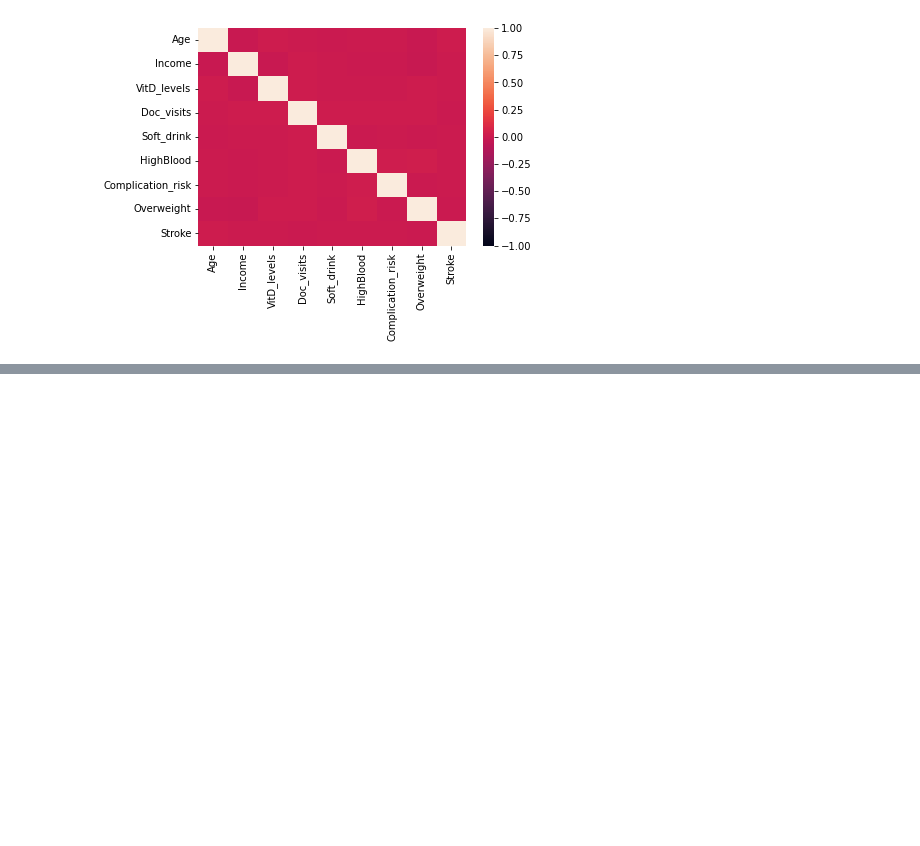
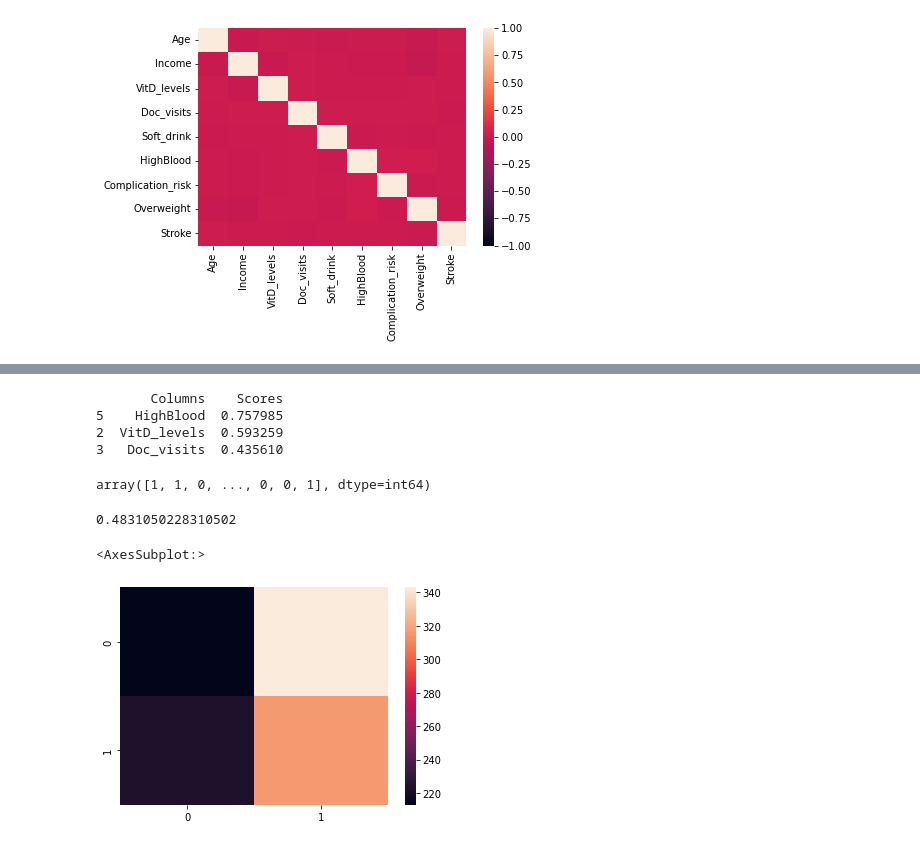
Before and after one commit to JacobRColp/WGU, a Jupyter notebook: D209/D208-Jcolp-2.ipynb, the cells around one changed output, grey strips where cells are left out. Drawn from its saved outputs; the diff is of its cells as text; code cells hidden in the pictures; blank space fills up the shorter version.

```diff
--- a/D209/D208-Jcolp-2.ipynb
+++ b/D209/D208-Jcolp-2.ipynb
@@ -261,0 +401,53 @@ g.map_offdiag(sns.scatterplot)
+# %%
+#Here we will do our feature selection
+
+feature_selection = SelectKBest(score_func=f_classif, k=3)
+
+feature_fit = feature_selection.fit(X_Train,Y_Train)
+
+np.set_printoptions(precision=3)
+scores_df = pd.DataFrame(feature_fit.pvalues_)
+
+columns_df = pd.DataFrame(X_Train.columns)
+
+feature_scores = pd.concat([columns_df, scores_df], axis=1)
+
+feature_scores.columns = ['Columns', 'Scores']
+
+print(feature_scores.nlargest(3,'Scores'))
+
+#With these results I would not utilize any of these features. Because none of them have a p-value that would make them statistically significant with a value of less than .05. However, we will continue on with the model since these are
+#the best performing features out of our selected columns. It is important to note that results could vary depending on sampling from our train, test, split. I have set a seed value for consistency.
+
+
+#I am using this so in theory this code could be more dynamic. Were this in production - we could be dynamic and allow the regression model to select the best features upon each run. Just clever code for if seed values aren't utilized.
+top_3_columns = feature_scores.nlargest(3,'Scores')
+
+X_Train, X_Test, Y_Train, Y_Test = train_test_split(predictor_variables_df[list(top_3_columns.Columns)], Long_Term_Stay_Df)
+# %% [output]
+       Columns    Scores
+5    HighBlood  0.757985
+2  VitD_levels  0.593259
+3   Doc_visits  0.435610
+# %%
+#Now lets run back through our logistic regression
+
+LR = LogisticRegression(random_state=10)
+
+LR.fit(X_Train, Y_Train)
+
+y_prediction = LR.predict(X_Test)
+
+y_prediction
+# %% [output]
+array([1, 1, 0, ..., 0, 0, 1], dtype=int64)
+# %%
+LR.score(X_Test,Y_Test)
+# %% [output]
+0.4831050228310502
+# %%
+cm = metrics.confusion_matrix(Y_Test,y_prediction)
+sns.heatmap(cm)
+# %% [output]
+<AxesSubplot:>
+[figure, added]
```
Also changed, not shown: parts of 18 cells of this notebook, 1 other file.
